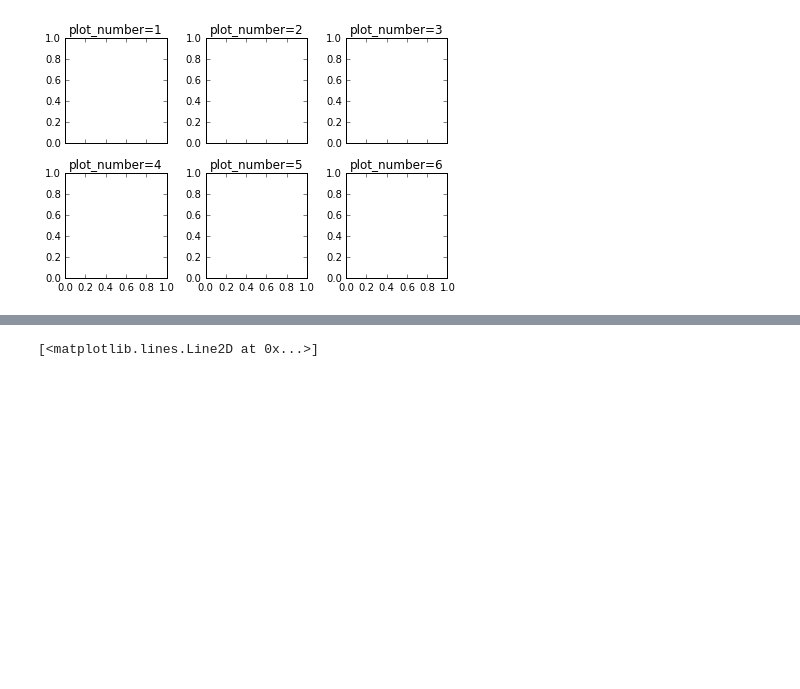
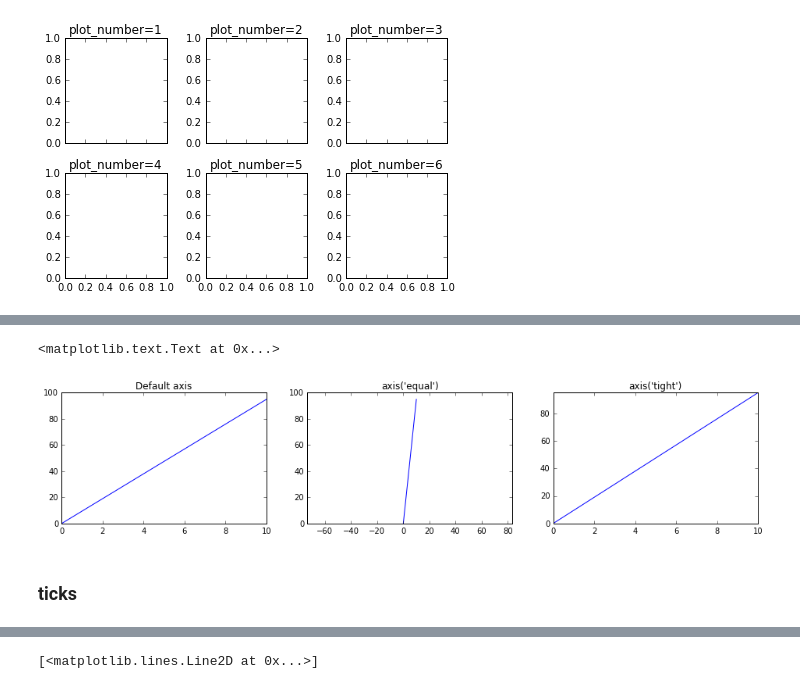
Before and after one commit to hetland/python4geosciences_OLD, a Jupyter notebook: materials/04 matplotlib.ipynb, the cells around one changed output, grey strips where cells are left out. Saved outputs shown, nothing was run; the diff lists cells and outputs as text; code cells hidden in the pictures; blank space fills up the shorter version.

Commit message:
more work on matplotlib

```diff
--- a/materials/04 matplotlib.ipynb
+++ b/materials/04 matplotlib.ipynb
@@ -115,0 +140,27 @@ EXPLAIN INPUTS
+# %%
+# axis examples
+x = np.linspace(0, 10)
+
+fig = plt.figure(figsize=(16, 3))
+
+# No adjustments to axis
+ax1 = fig.add_subplot(1, 3, 1)
+ax1.plot(x, 9.5*x)
+ax1.set_title('Default axis')
+
+# Using axis('equal')
+ax2 = fig.add_subplot(1, 3, 2)
+ax2.plot(x, 9.5*x)
+ax2.axis('equal')
+ax2.set_title("axis('equal')")
+
+# Using axis('tight')
+ax3 = fig.add_subplot(1, 3, 3)
+ax3.plot(x, 9.5*x)
+ax3.axis('tight')
+ax3.set_title("axis('tight')")
+# %% [output]
+<matplotlib.text.Text at 0x...>
+[figure, added]
+# %% [markdown]
+### ticks
```
Also changed, not shown: parts of 13 cells of this notebook.
